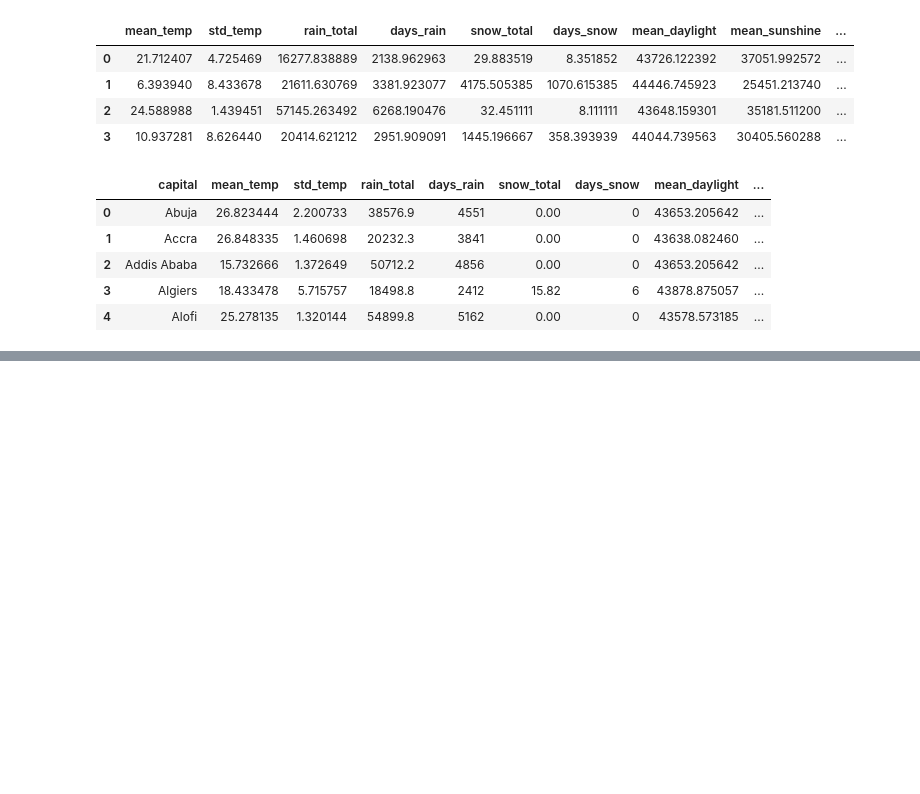
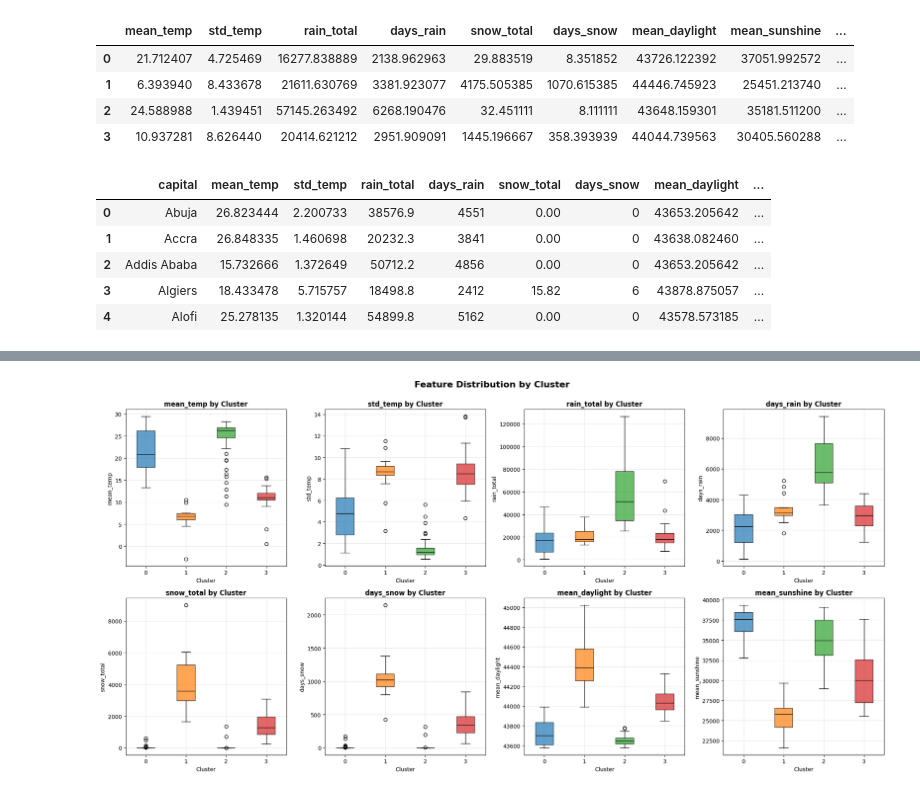
Before and after one commit to gabri17/Data-Mining-Project, a Jupyter notebook: cluster.ipynb, the cells around one changed output, grey strips where cells are left out. Saved outputs shown, nothing was run; the diff lists cells and outputs as text; code cells hidden in the pictures; blank space fills up the shorter version.

```diff
--- a/cluster.ipynb
+++ b/cluster.ipynb
@@ -247,0 +319,35 @@ plt.show()
+# %%
+def plot_boxplots(df_cluster_assignment, n_clusters):
+    fig, axes = plt.subplots(2, 4, figsize=(20, 10))
+    axes = axes.flatten()
+
+    # Use tab10 colormap (same as the map)
+    cmap = matplotlib.colormaps.get_cmap('tab10')
+    cluster_colors = {i: cmap(i) for i in range(n_clusters)}
+
+    for i, feature in enumerate(features):
+        ax = axes[i]
+
+        # Create boxplot with colors
+        box_data = [df_cluster_assignment[df_cluster_assignment['cluster'] == c][feature].values for c in range(n_clusters)]
+        bp = ax.boxplot(box_data, tick_labels=range(n_clusters), patch_artist=True,
+                        medianprops={'color': 'black'}, boxprops={'alpha': 0.7, 'edgecolor': 'black'})
+
+        # Apply colors to boxes
+        for patch, cluster_id in zip(bp['boxes'], range(n_clusters)):
+            patch.set_facecolor(cluster_colors[cluster_id])
+
+
+        # Style the plot
+        ax.set_title(f'{feature} by Cluster', fontsize=12, fontweight='bold')
+        ax.set_xlabel('Cluster', fontsize=10)
+        ax.set_ylabel(feature, fontsize=10)
+        ax.grid(True, alpha=0.3)
+
+    plt.suptitle('Feature Distribution by Cluster', fontsize=16, fontweight='bold', y=1.00)
+    plt.tight_layout()
+    plt.show()
+
+plot_boxplots(df_clusters, k)
+# %% [output]
+[figure, added]
```
Also changed, not shown: parts of 16 cells of this notebook.
